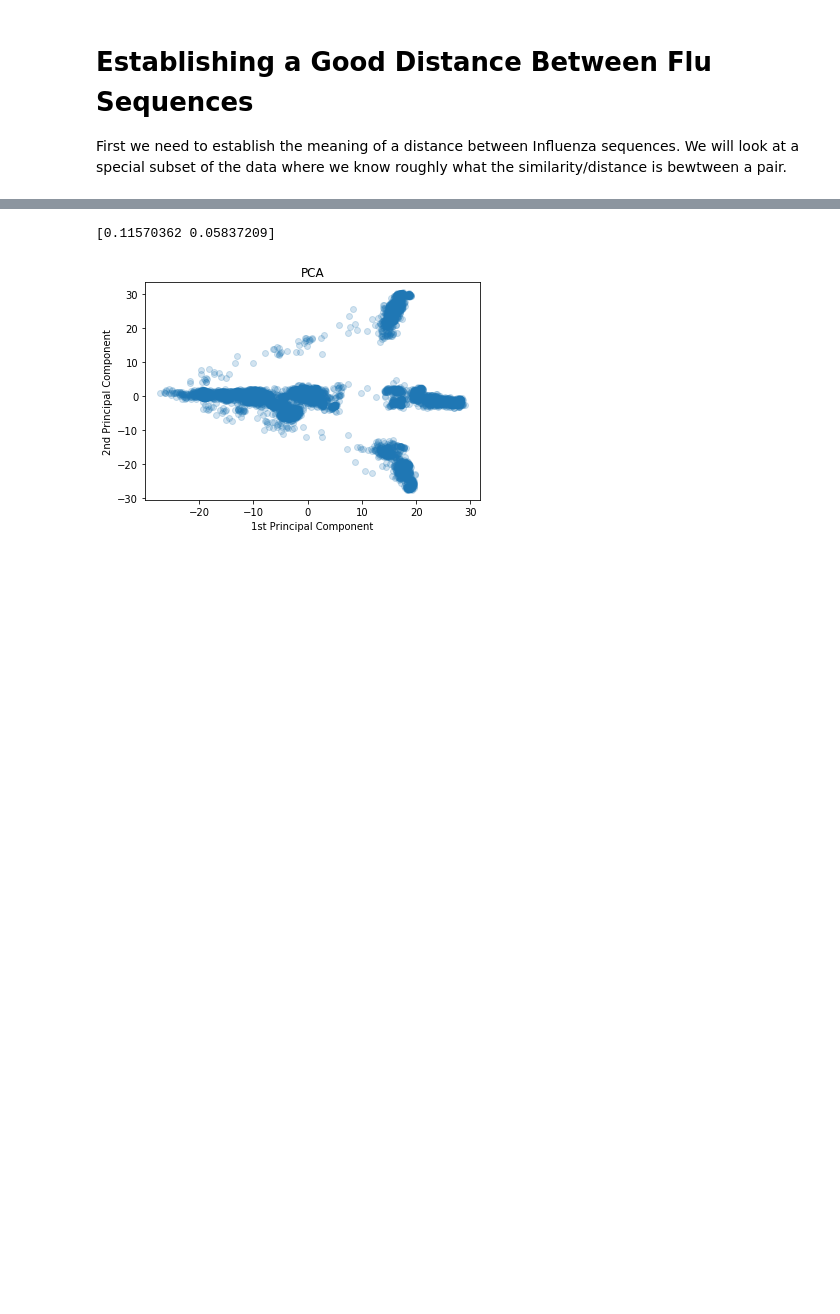
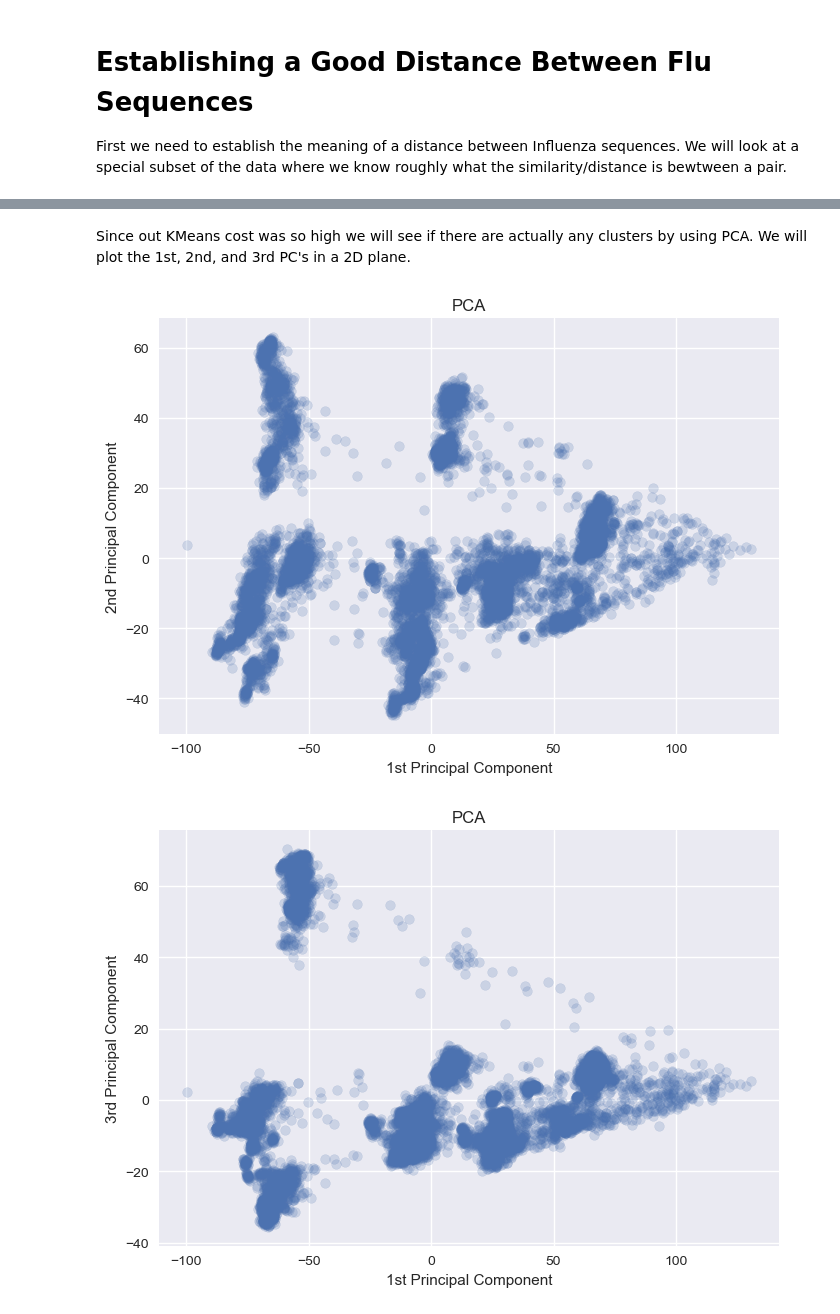
Before and after one commit to lukas-gust/data_mining_influenza, a Jupyter notebook: seq_distance.ipynb, the cells around one changed output, grey strips where cells are left out. Drawn from its saved outputs; the diff is of its cells as text; code cells hidden in the pictures; blank space fills up the shorter version.

```diff
--- a/seq_distance.ipynb
+++ b/seq_distance.ipynb
@@ -17,8 +17,8 @@ from itertools import product
 from FASTA_parse import sequence
 # %%
 import matplotlib.pyplot as plt
-plt.rcParams['figure.figsize'] = (6,4)
-#plt.style.use('seaborn')
+plt.rcParams['figure.dpi'] = 100
+plt.style.use('seaborn')
 # %%
 # read in the sequences
 with gzip.open('influenza.fna.pklz', 'rb') as fin:
@@ -77,7 +87,6 @@ from sklearn.cluster import KMeans
 from sklearn.feature_extraction.text import CountVectorizer
 # %%
 k=6
-
 sample = fna_seq.sample(10000)
-vectorizer = CountVectorizer(analyzer='char', ngram_range=(k,k))
+vectorizer = CountVectorizer(analyzer='char', ngram_range=(k-2,k+1))
 X = vectorizer.fit_transform(sample.Sequence.tolist())
@@ -93,10 +108,12 @@ X = X.toarray()[:,idxs]
 # %%
+# MiniBatchKMeans!!
 inert = np.zeros(shape=(20-2))
 
 for k in range(2,20):
-    km = KMeans(k)
+    km = MiniBatchKMeans(k, max_iter=500, batch_size=1000)
     km.fit_predict(X)
-    inert[k-5] = km.inertia_
+    inert[k-2] = km.inertia_
+    print(km.inertia_)
 
 inert
 # %% [output]
@@ -118,15 +153,29 @@ plt.savefig('choosing_k.jpg', dpi=300, pad_inches=.01)
+# %% [markdown]
+Since out KMeans cost was so high we will see if there are actually any clusters by using PCA. We will plot the 1st, 2nd, and 3rd PC's in a 2D plane.
 # %%
+# TODO extract gene type and see if clusters correspond to the different genes
 from sklearn.decomposition import PCA
 
-pca = PCA(n_components=2)
+pca = PCA(n_components=200)
 new_X = pca.fit_transform(X)
-print(pca.explained_variance_ratio_)
 
 plt.scatter(new_X[:,0], new_X[:,1], alpha=.2)
 plt.xlabel('1st Principal Component')
 plt.ylabel('2nd Principal Component')
 plt.title('PCA')
 plt.show()
+
+plt.scatter(new_X[:,0], new_X[:,2], alpha=.2)
+plt.xlabel('1st Principal Component')
+plt.ylabel('3rd Principal Component')
+plt.title('PCA')
+plt.show()
+
+plt.scatter(new_X[:,1], new_X[:,2], alpha=.2)
+plt.xlabel('2nd Principal Component')
+plt.ylabel('3rd Principal Component')
+plt.title('PCA')
+plt.show()
 # %% [output]
-[0.11570362 0.05837209]
-[figure, old version]
+[figure, new version]
+[figure, added]
```
Also changed, not shown: parts of 15 cells of this notebook.
